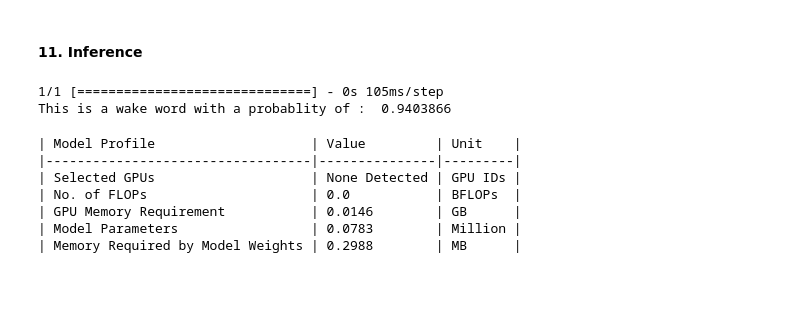
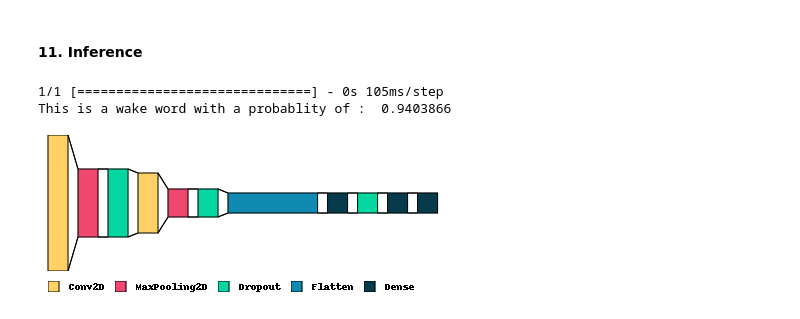
Before and after one commit to MonuSingh16/custom-wakeword, a Jupyter notebook: spotify-custom-wakeword/models/notebooks/model_cnn_data2.ipynb, the cells around one changed output. Drawn from its saved outputs; the diff is of its cells as text; code cells hidden in the pictures; blank space fills up the shorter version.

```diff
--- a/spotify-custom-wakeword/models/notebooks/model_cnn_data2.ipynb
+++ b/spotify-custom-wakeword/models/notebooks/model_cnn_data2.ipynb
@@ -396,17 +417,9 @@ print(res[int(y_pred_int)], 'with a probablity of : ', y_pred[0][0])
 # %% [output]
 1/1 [==============================] - 0s 105ms/step
 This is a wake word with a probablity of :  0.9403866
-# %%
-from model_profiler import model_profiler
-Batch_size = 128
-profile = model_profiler(model, Batch_size)
-
-print(profile)
-# %% [output]
-| Model Profile                    | Value         | Unit    |
-|----------------------------------|---------------|---------|
-| Selected GPUs                    | None Detected | GPU IDs |
-| No. of FLOPs                     | 0.0           | BFLOPs  |
-| GPU Memory Requirement           | 0.0146        | GB      |
-| Model Parameters                 | 0.0783        | Million |
-| Memory Required by Model Weights | 0.2988        | MB      |
+# %%
+import visualkeras
+from PIL import ImageFont
+visualkeras.layered_view(model, legend=True, draw_volume=False, to_file='../../imgs/cnn-model.png')
+# %% [output]
+[figure, added]
```
Also changed, not shown: parts of 6 cells of this notebook, 4 other files.
